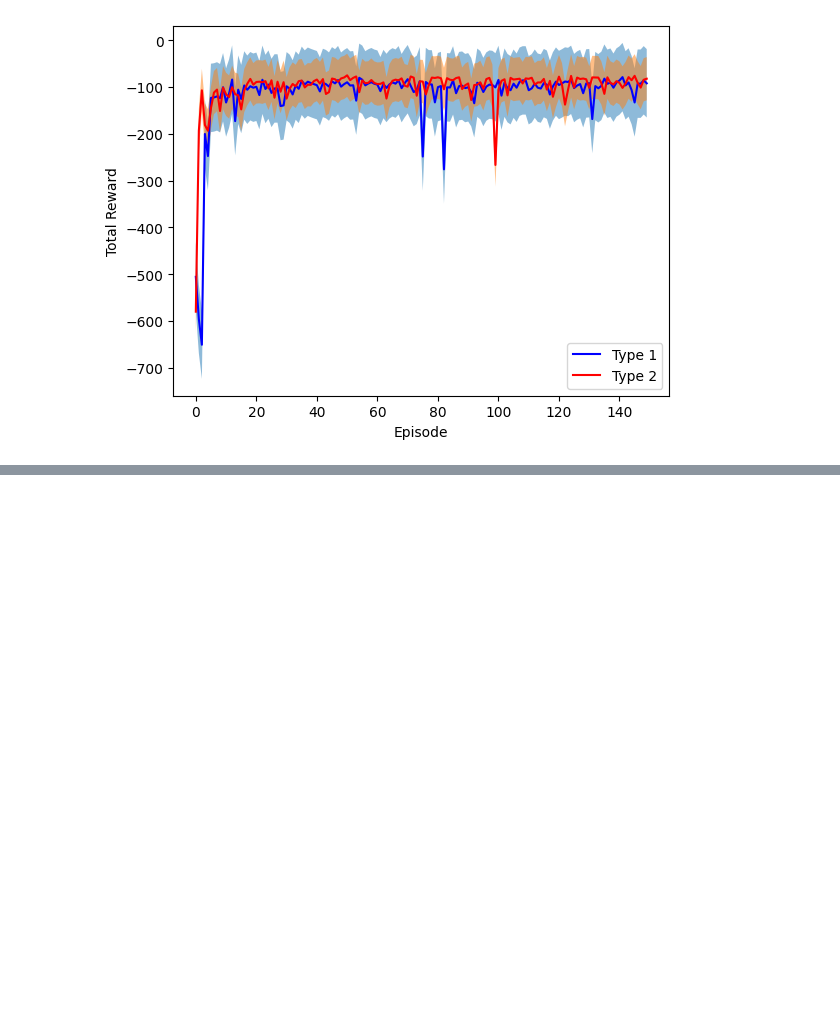
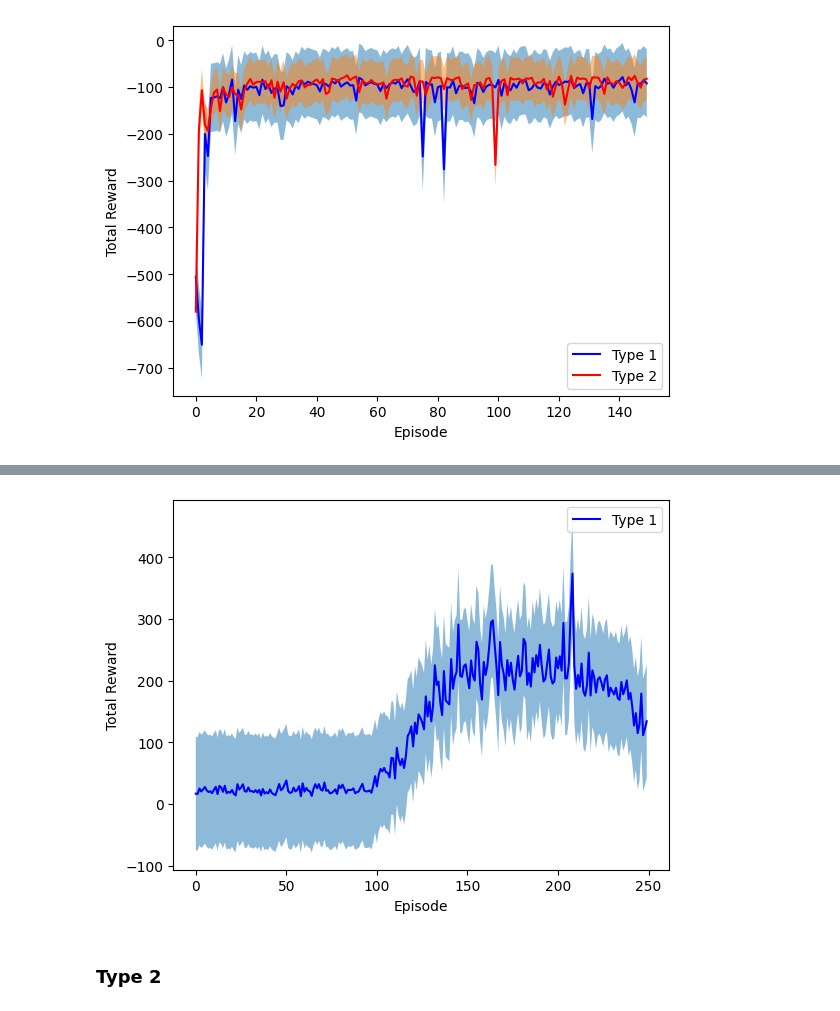
Before and after one commit to sooraj-srini/RL_pa2, a Jupyter notebook: gym.ipynb, the cells around one changed output, grey strips where cells are left out. Saved outputs shown, nothing was run; the diff lists cells and outputs as text; code cells hidden in the pictures; blank space fills up the shorter version.

```diff
--- a/gym.ipynb
+++ b/gym.ipynb
@@ -885,0 +961,13 @@ show_rewards(dd_type_1_scores, dd_type_2_scores)
+# %%
+best_params = (4, 128, 'soft', 5000)
+layer, n, policy, val = best_params
+dd_type_1_scores_cart = []
+for i in range(5):
+    begin_time = datetime.datetime.now()
+    agent = Agent(state_size=state_size,action_size = action_size,seed = 0, num_layers=layer, num_nodes=n, type=1, lr=0.001)
+    scores = dqn(env, agent, policy, n_episodes=250, policy_val=val, thresh=1000, decay=0.9999)
+    time_taken = datetime.datetime.now() - begin_time
+
+    print(time_taken)
+    print(sum(scores)/len(scores))
+    dd_type_1_scores_cart.append(scores)
@@ -885,0 +995,6 @@ show_rewards(dd_type_1_scores, dd_type_2_scores)
+# %%
+show_rewards(dd_type_1_scores_cart)
+# %% [output]
+[figure, added]
+# %% [markdown]
+### Type 2
```
Also changed, not shown: parts of 22 cells of this notebook.
